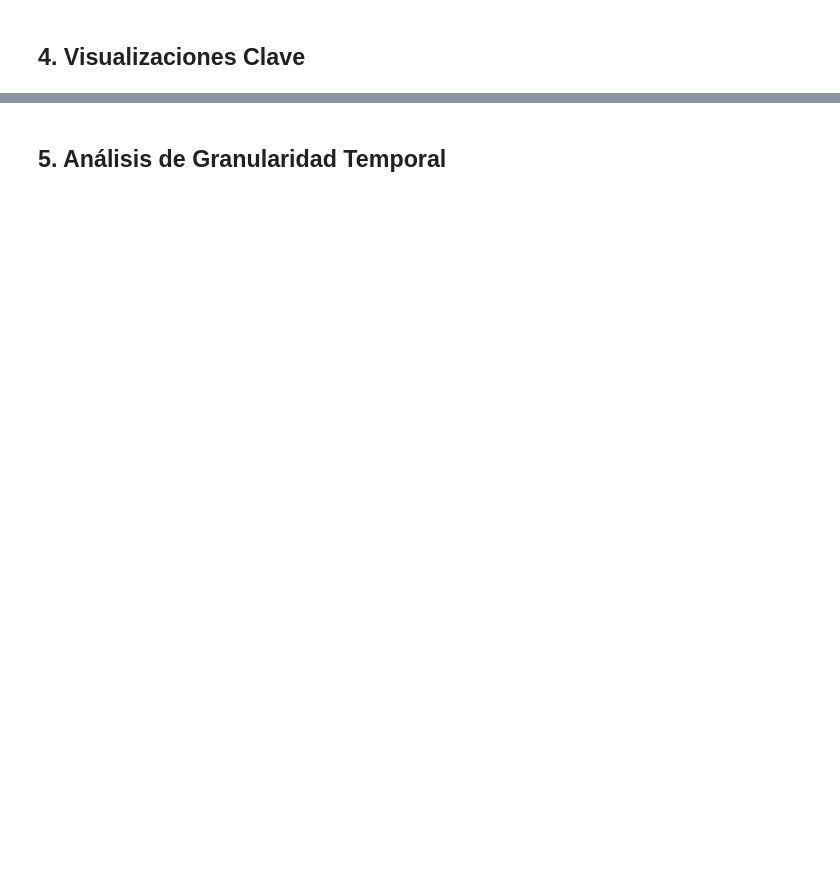
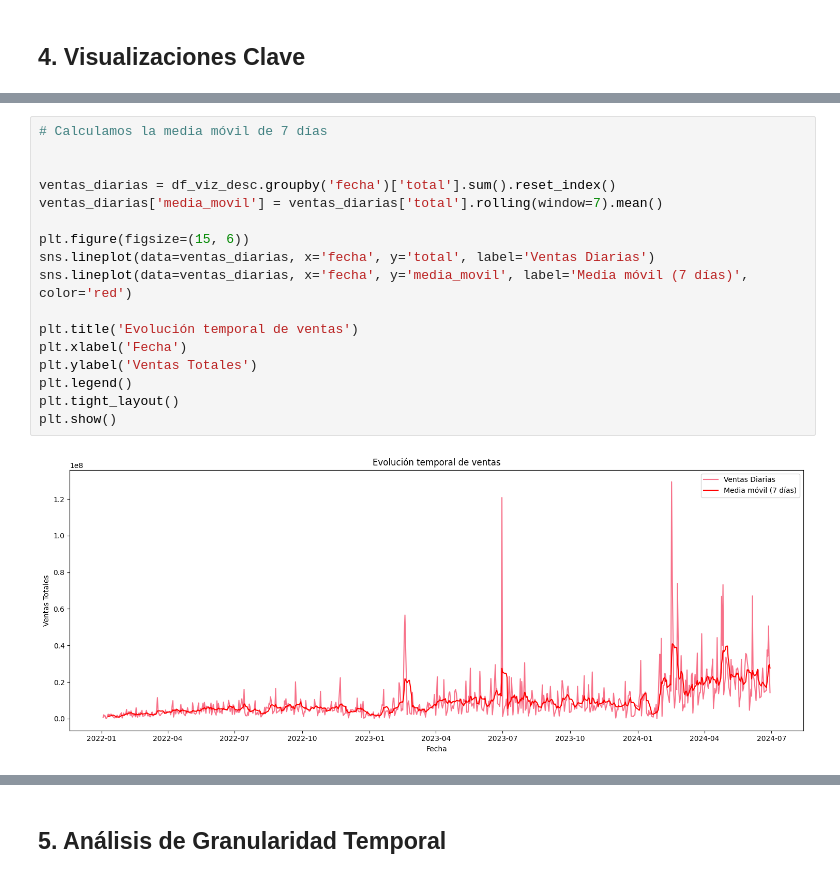
Before and after one commit to SantiagoCastellanos14/m11-practico1-eda, a Jupyter notebook: notebooks/practico_1_eda.ipynb, the cells around one changed output, grey strips where cells are left out. Drawn from its saved outputs; the diff is of its cells as text; blank space fills up the shorter version.

```diff
--- a/notebooks/practico_1_eda.ipynb
+++ b/notebooks/practico_1_eda.ipynb
@@ -81,0 +288,19 @@ if 'fecha' in df.columns:
+# %%
+# Calculamos la media móvil de 7 días
+
+
+ventas_diarias = df_viz_desc.groupby('fecha')['total'].sum().reset_index()
+ventas_diarias['media_movil'] = ventas_diarias['total'].rolling(window=7).mean()
+
+plt.figure(figsize=(15, 6))
+sns.lineplot(data=ventas_diarias, x='fecha', y='total', label='Ventas Diarias')
+sns.lineplot(data=ventas_diarias, x='fecha', y='media_movil', label='Media móvil (7 días)', color='red')
+
+plt.title('Evolución temporal de ventas')
+plt.xlabel('Fecha')
+plt.ylabel('Ventas Totales')
+plt.legend()
+plt.tight_layout()
+plt.show()
+# %% [output]
+[figure, added]
```
Also changed, not shown: parts of 21 cells of this notebook, 1 other file.
